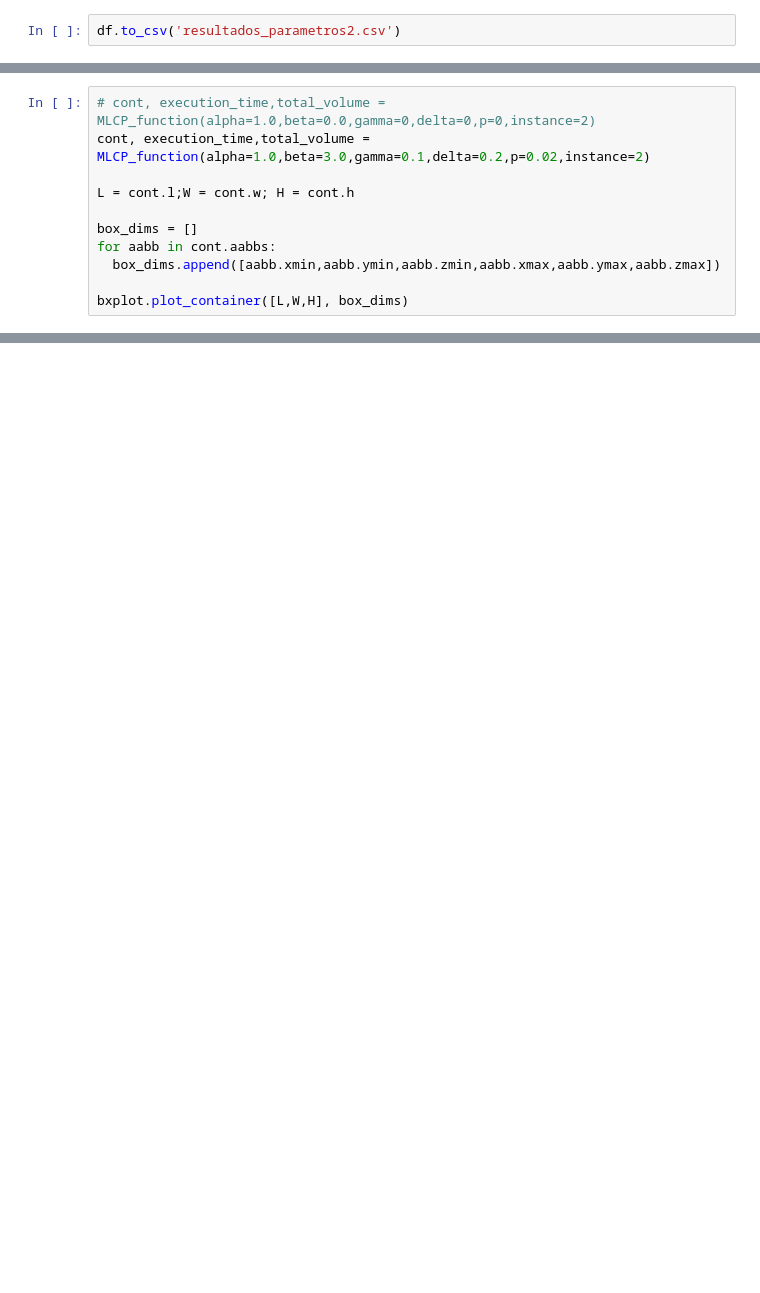
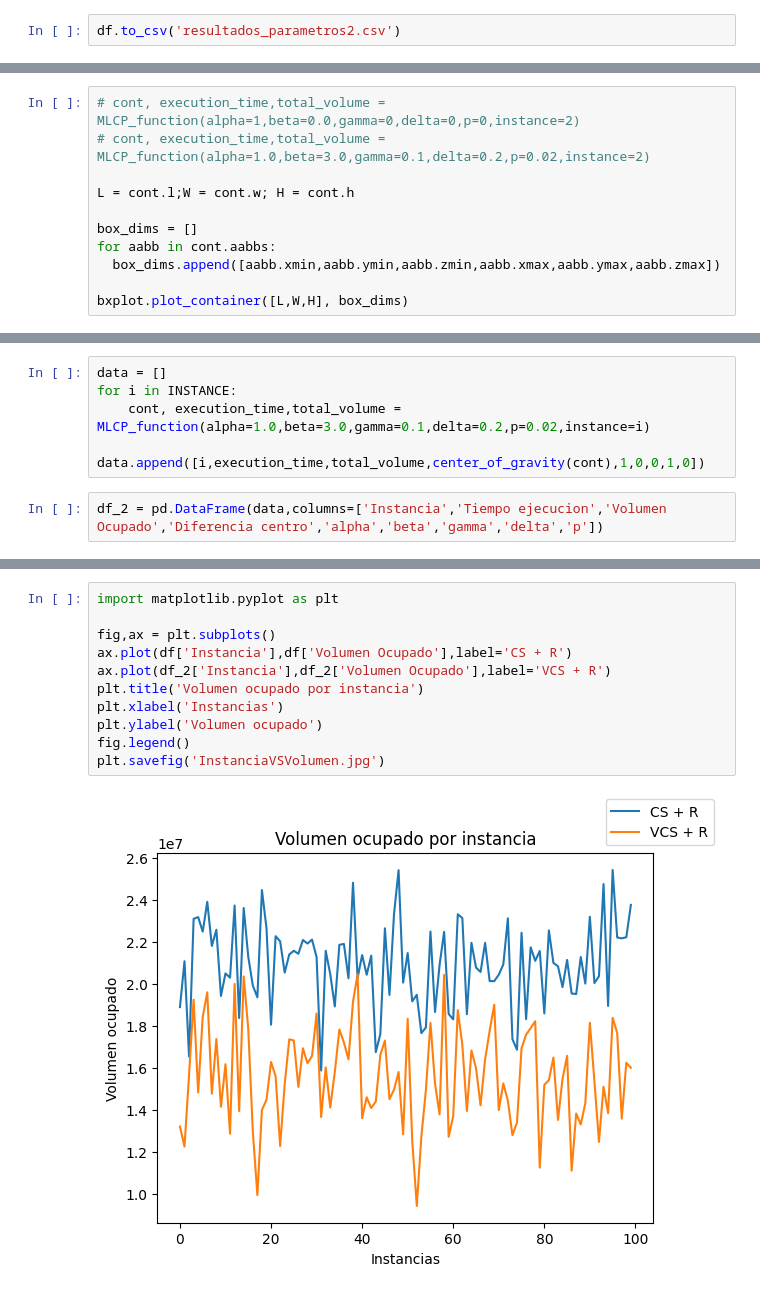
Before and after one commit to Nearlz/MCLPframework, a Jupyter notebook: MCLP_framework.ipynb, the cells around one changed output, grey strips where cells are left out. Cells and saved outputs as stored; diff of their text form; blank space fills up the shorter version.

```diff
--- a/MCLP_framework.ipynb
+++ b/MCLP_framework.ipynb
@@ -307,6 +241,6 @@ merged_df = pd.merge(best_instances,df,on=['Instancia','Volumen Ocupado'])
 # %%
-# cont, execution_time,total_volume = MLCP_function(alpha=1.0,beta=0.0,gamma=0,delta=0,p=0,instance=2)
-cont, execution_time,total_volume = MLCP_function(alpha=1.0,beta=3.0,gamma=0.1,delta=0.2,p=0.02,instance=2)
+# cont, execution_time,total_volume = MLCP_function(alpha=1,beta=0.0,gamma=0,delta=0,p=0,instance=2)
+# cont, execution_time,total_volume = MLCP_function(alpha=1.0,beta=3.0,gamma=0.1,delta=0.2,p=0.02,instance=2)
 
 L = cont.l;W = cont.w; H = cont.h
 
@@ -325,0 +252,7 @@ centro: 22.283731016624227 tiempo:0.25870537757873535 volumen:16558688
+# %%
+data = []
+for i in INSTANCE:
+    cont, execution_time,total_volume = MLCP_function(alpha=1.0,beta=3.0,gamma=0.1,delta=0.2,p=0.02,instance=i)
+    data.append([i,execution_time,total_volume,center_of_gravity(cont),1,0,0,1,0])
+# %%
+df_2 = pd.DataFrame(data,columns=['Instancia','Tiempo ejecucion','Volumen Ocupado','Diferencia centro','alpha','beta','gamma','delta','p'])
@@ -325,0 +263,13 @@ centro: 22.283731016624227 tiempo:0.25870537757873535 volumen:16558688
+# %%
+import matplotlib.pyplot as plt
+
+fig,ax = plt.subplots()
+ax.plot(df['Instancia'],df['Volumen Ocupado'],label='CS + R')
+ax.plot(df_2['Instancia'],df_2['Volumen Ocupado'],label='VCS + R')
+plt.title('Volumen ocupado por instancia')
+plt.xlabel('Instancias')
+plt.ylabel('Volumen ocupado')
+fig.legend()
+plt.savefig('InstanciaVSVolumen.jpg')
+# %% [output]
+[figure, added]
```
Also changed, not shown: parts of 20 cells of this notebook, 6 other files.
